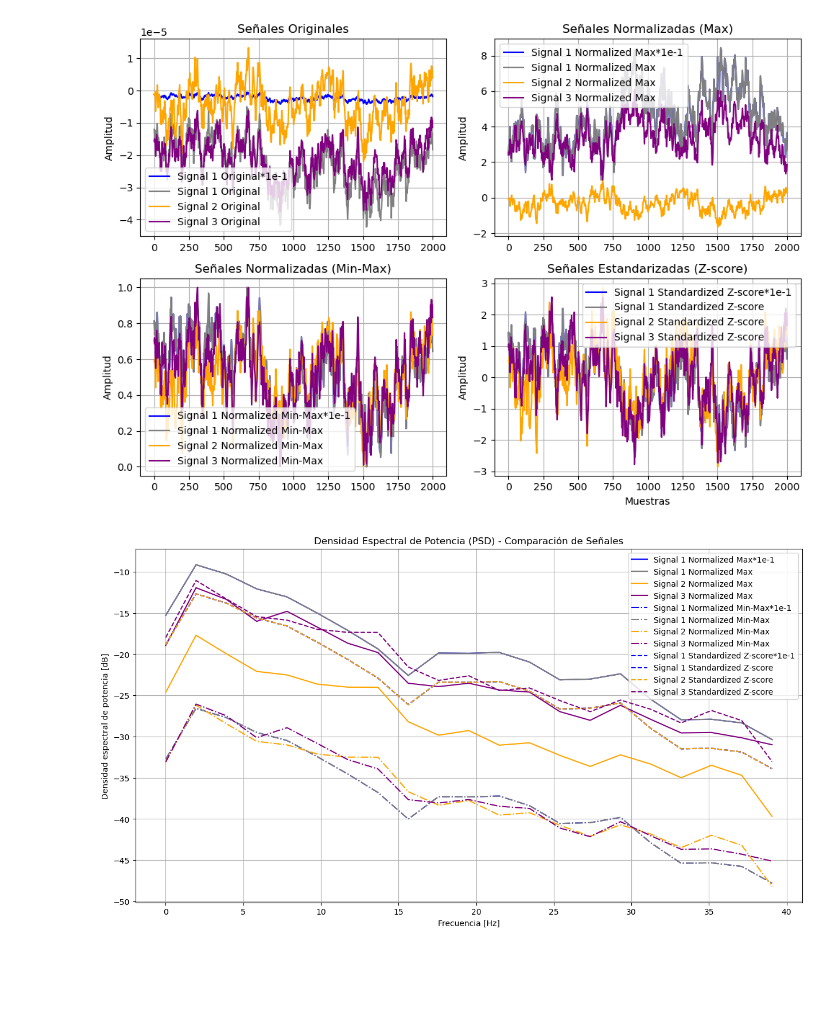
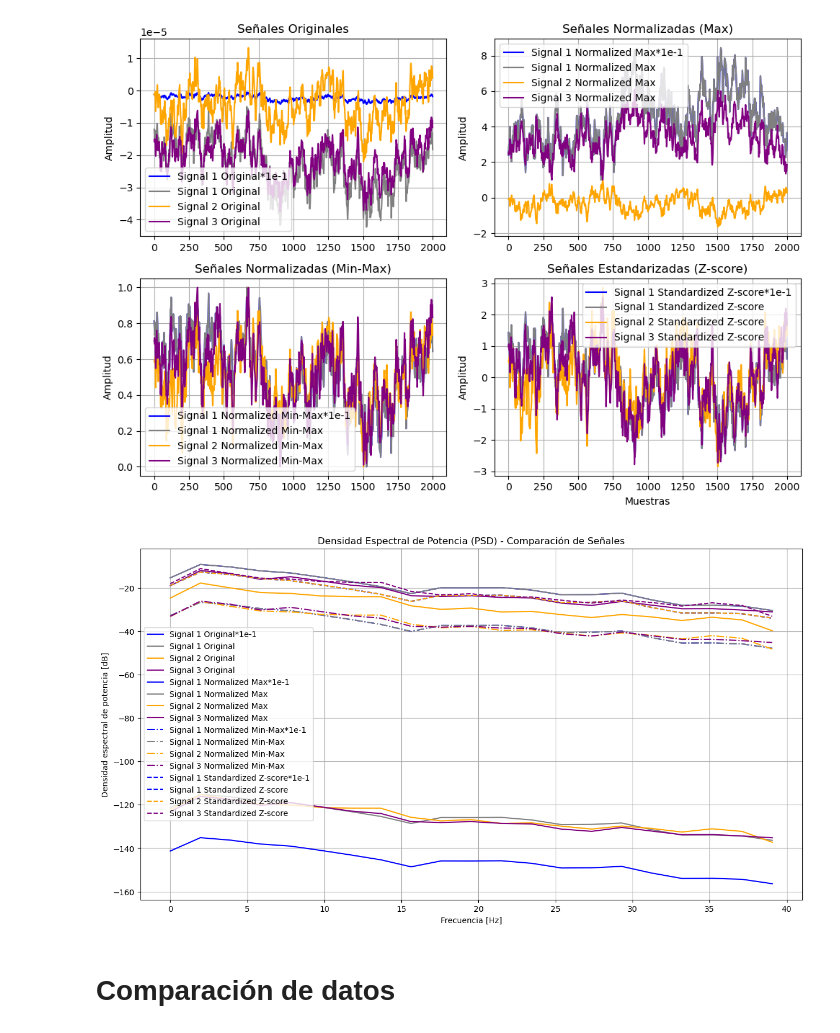
Before and after one commit to juanmillan03/Tesis-CA, a Jupyter notebook: Codigos/V5_G(NP)_python/Visual_Datos.ipynb, the cells around one changed output. Cells and saved outputs as stored; diff of their text form; code cells hidden in the pictures; blank space fills up the shorter version.

```diff
--- a/Codigos/V5_G(NP)_python/Visual_Datos.ipynb
+++ b/Codigos/V5_G(NP)_python/Visual_Datos.ipynb
@@ -125,37 +125,39 @@ fs = 500  # Frecuencia de muestreo (ajusta según sea necesario)
 
 # Graficar PSD de las señales originales
 plt.figure(figsize=(15, 8))
-# plot_psd(signal1, fs, 'Signal 1 Original*1e-1', 'blue')
-# plot_psd(signal2, fs, 'Signal 1 Original', 'grey')
-# plot_psd(signal3, fs, 'Signal 2 Original', 'orange')
-# plot_psd(signal4, fs, 'Signal 3 Original', 'purple')
+plot_psd(signal1, fs, 'Signal 1 Original*1e-1', 'blue')
+plot_psd(signal2, fs, 'Signal 1 Original', 'grey')
+plot_psd(signal3, fs, 'Signal 2 Original', 'orange')
+plot_psd(signal4, fs, 'Signal 3 Original', 'purple')
 
 
 
 # Graficar PSD de las señales normalizadas (Max)
 plot_psd(signal1_max, fs, 'Signal 1 Normalized Max*1e-1', "blue")
 plot_psd(signal2_max, fs, 'Signal 1 Normalized Max', "grey")
 plot_psd(signal3_max, fs, 'Signal 2 Normalized Max', "orange")
 plot_psd(signal4_max, fs, 'Signal 3 Normalized Max', "purple")
 
 # Graficar PSD de las señales normalizadas (Min-Max)
 plot_psd(signal1_min_max, fs, 'Signal 1 Normalized Min-Max*1e-1', 'blue', "-.")
 plot_psd(signal2_min_max, fs, 'Signal 1 Normalized Min-Max', 'grey', "-.")
 plot_psd(signal3_min_max, fs, 'Signal 2 Normalized Min-Max', 'orange', "-.")
 plot_psd(signal4_min_max, fs, 'Signal 3 Normalized Min-Max', 'purple', "-.")
 
 # Graficar PSD de las señales estandarizadas (Z-score)
 plot_psd(signal1_z_score, fs, 'Signal 1 Standardized Z-score*1e-1', 'blue', "--")
 plot_psd(signal2_z_score, fs, 'Signal 1 Standardized Z-score', 'blue', "--")
 plot_psd(signal2_z_score, fs, 'Signal 2 Standardized Z-score', 'orange', "--")
 plot_psd(signal3_z_score, fs, 'Signal 3 Standardized Z-score', 'purple', "--")
 
 # Configurar el gráfico
 plt.title('Densidad Espectral de Potencia (PSD) - Comparación de Señales')
 plt.xlabel('Frecuencia [Hz]')
 plt.ylabel('Densidad espectral de potencia [dB]')
 plt.legend()
 plt.grid()
 plt.show()
 # %% [output]
-[figure, old version]
+[figure, new version]
+# %% [markdown]
+# Comparación de datos
```
Also changed, not shown: parts of 6 cells of this notebook, 58 other files.
